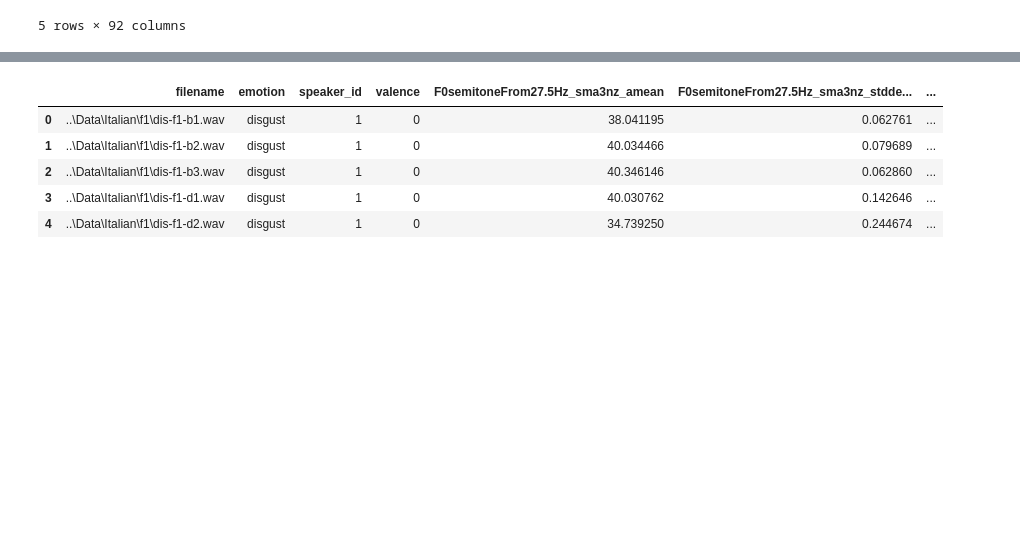
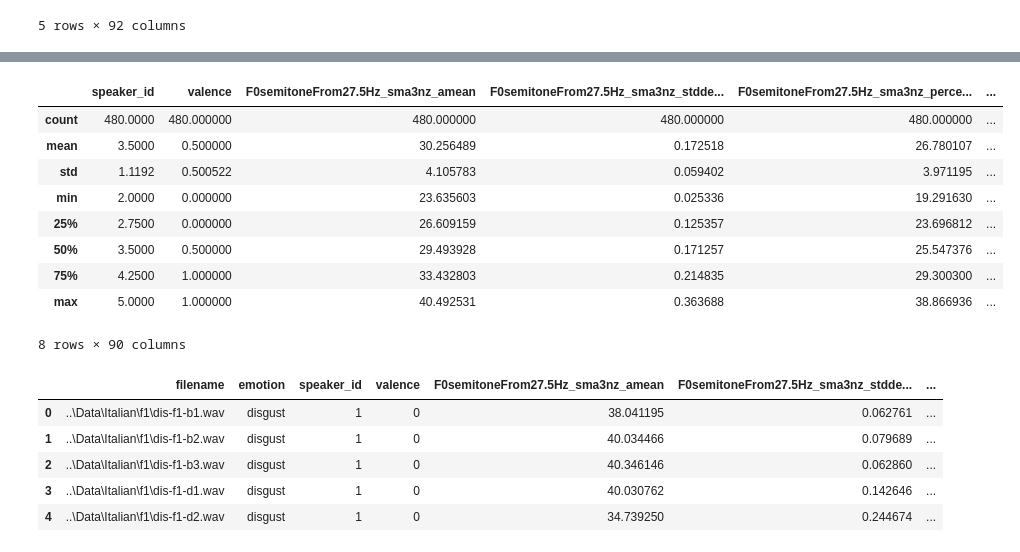
Before and after one commit to juverse/Speech-Emotion-Recognition, a Jupyter notebook: Data Preprocessing/feature_generation.ipynb, the cells around one changed output, grey strips where cells are left out. Drawn from its saved outputs; the diff is of its cells as text; code cells hidden in the pictures; blank space fills up the shorter version.

```diff
--- a/Data Preprocessing/feature_generation.ipynb
+++ b/Data Preprocessing/feature_generation.ipynb
@@ -75,4 +102,17 @@ df_features_english.head()
 5 rows × 92 columns
+# %%
+df_features_english.describe()
+# %% [output]
+|  | speaker_id | valence | F0semitoneFrom27.5Hz_sma3nz_amean | F0semitoneFrom27.5Hz_sma3nz_stdde... | F0semitoneFrom27.5Hz_sma3nz_perce... | ... |
+| count | 480.0000 | 480.000000 | 480.000000 | 480.000000 | 480.000000 | ... |
+| mean | 3.5000 | 0.500000 | 30.256489 | 0.172518 | 26.780107 | ... |
+| std | 1.1192 | 0.500522 | 4.105783 | 0.059402 | 3.971195 | ... |
+| min | 2.0000 | 0.000000 | 23.635603 | 0.025336 | 19.291630 | ... |
+| 25% | 2.7500 | 0.000000 | 26.609159 | 0.125357 | 23.696812 | ... |
+| 50% | 3.5000 | 0.500000 | 29.493928 | 0.171257 | 25.547376 | ... |
+| 75% | 4.2500 | 1.000000 | 33.432803 | 0.214835 | 29.300300 | ... |
+| max | 5.0000 | 1.000000 | 40.492531 | 0.363688 | 38.866936 | ... |
+8 rows × 90 columns
 # %%
 df_features_italian.head()
 # %% [output]
```
Also changed, not shown: parts of 5 cells of this notebook.
